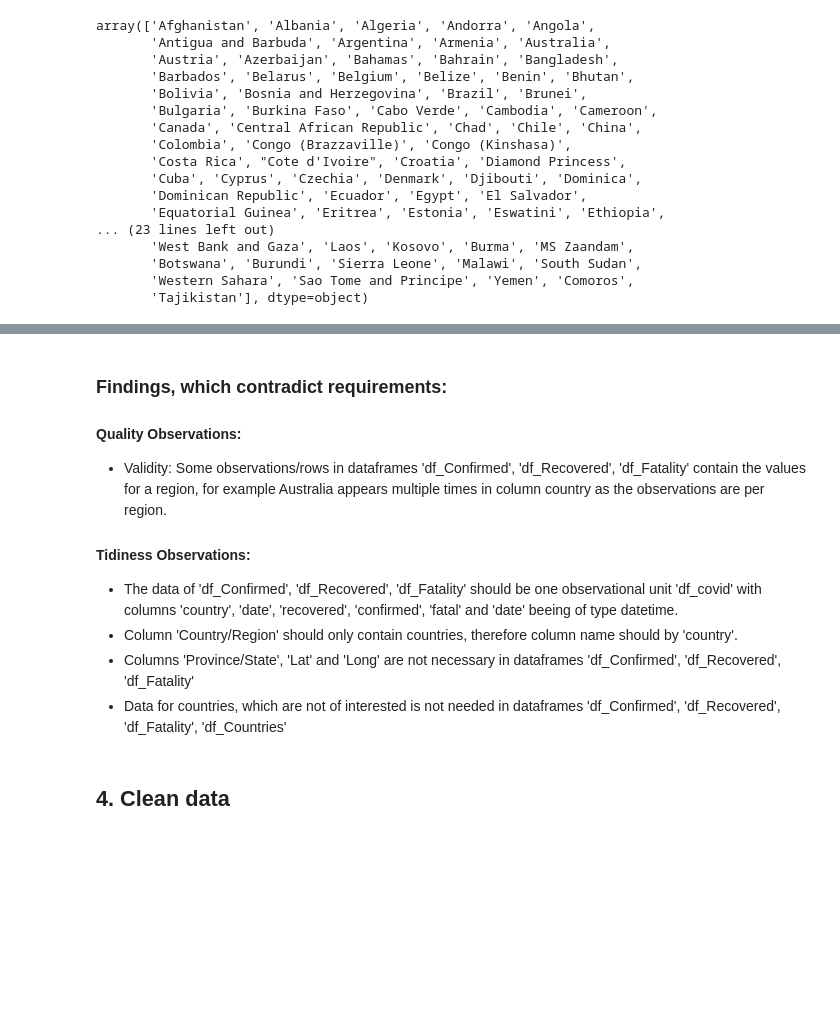
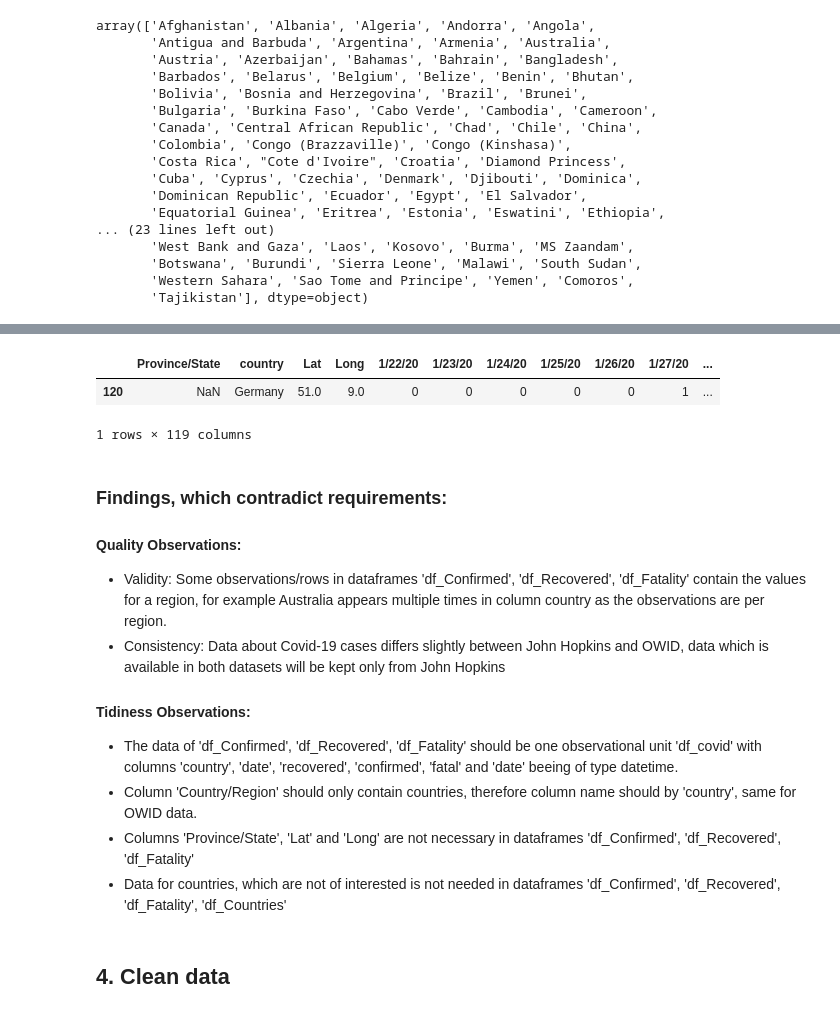
Before and after one commit to AtulSingh-Emyre/AnalysisCovid19, a Jupyter notebook: gather_clean_Covid19.ipynb, the cells around one changed output, grey strips where cells are left out. Cells and saved outputs as stored; diff of their text form; code cells hidden in the pictures; blank space fills up the shorter version.

Commit message:
feat: Add assessing part of OWID data

```diff
--- a/gather_clean_Covid19.ipynb
+++ b/gather_clean_Covid19.ipynb
@@ -203,12 +224,21 @@ memory usage: 228.5+ KB
+# %%
+df_Check = df_Confirmed.copy()
+df_Check.rename(columns={'Country/Region': 'country'}, inplace=True)
+df_Check.query('country == "Germany"')
+# %% [output]
+|  | Province/State | country | Lat | Long | 1/22/20 | 1/23/20 | 1/24/20 | 1/25/20 | 1/26/20 | 1/27/20 | ... |
+| 120 | NaN | Germany | 51.0 | 9.0 | 0 | 0 | 0 | 0 | 0 | 1 | ... |
+1 rows × 119 columns
 # %% [markdown]
 ### Findings, which contradict requirements:
 
 #### Quality Observations:
 - Validity: Some observations/rows in dataframes 'df_Confirmed', 'df_Recovered', 'df_Fatality' contain the values for a region, for example Australia appears multiple times in column country as the observations are per region.
+- Consistency: Data about Covid-19 cases differs slightly between John Hopkins and OWID, data which is available in both datasets will be kept only from John Hopkins
 
 #### Tidiness Observations:
 - The data of 'df_Confirmed', 'df_Recovered', 'df_Fatality' should be one observational unit 'df_covid' with columns 'country', 'date', 'recovered', 'confirmed', 'fatal' and 'date' beeing of type datetime.
-- Column 'Country/Region' should only contain countries, therefore column name should by 'country'.
+- Column 'Country/Region' should only contain countries, therefore column name should by 'country', same for OWID data.
 - Columns 'Province/State', 'Lat' and 'Long' are not necessary in dataframes 'df_Confirmed', 'df_Recovered', 'df_Fatality'
 - Data for countries, which are not of interested is not needed in dataframes 'df_Confirmed', 'df_Recovered', 'df_Fatality', 'df_Countries'
 # %% [markdown]
```
Also changed, not shown: parts of 8 cells of this notebook.
